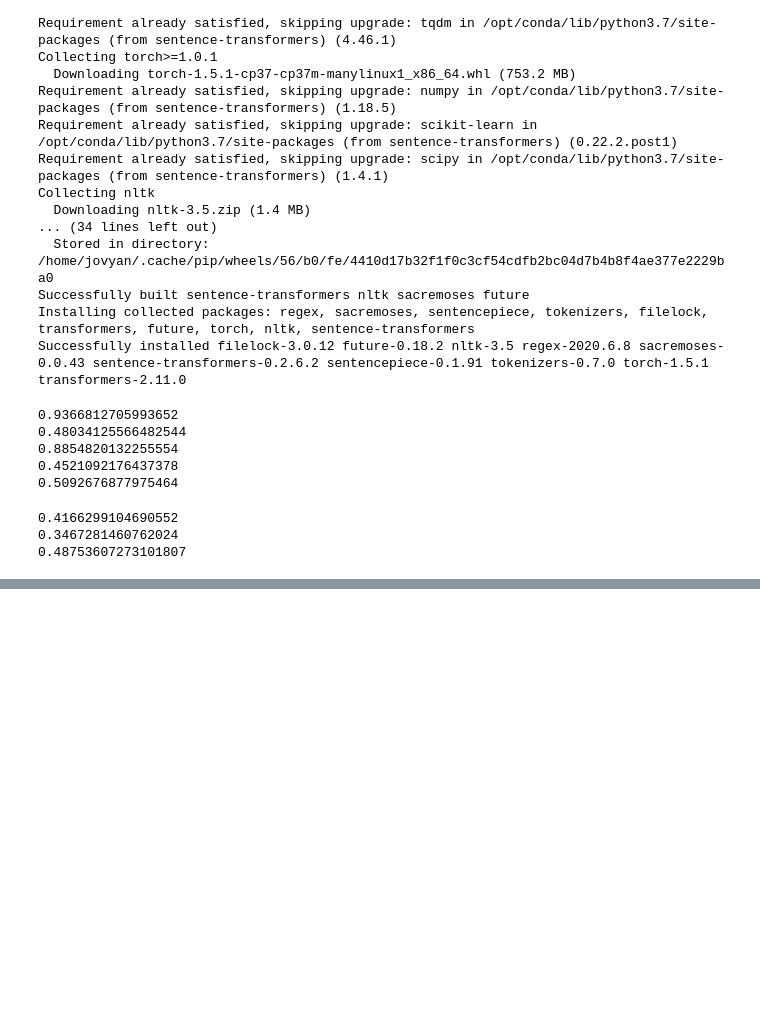
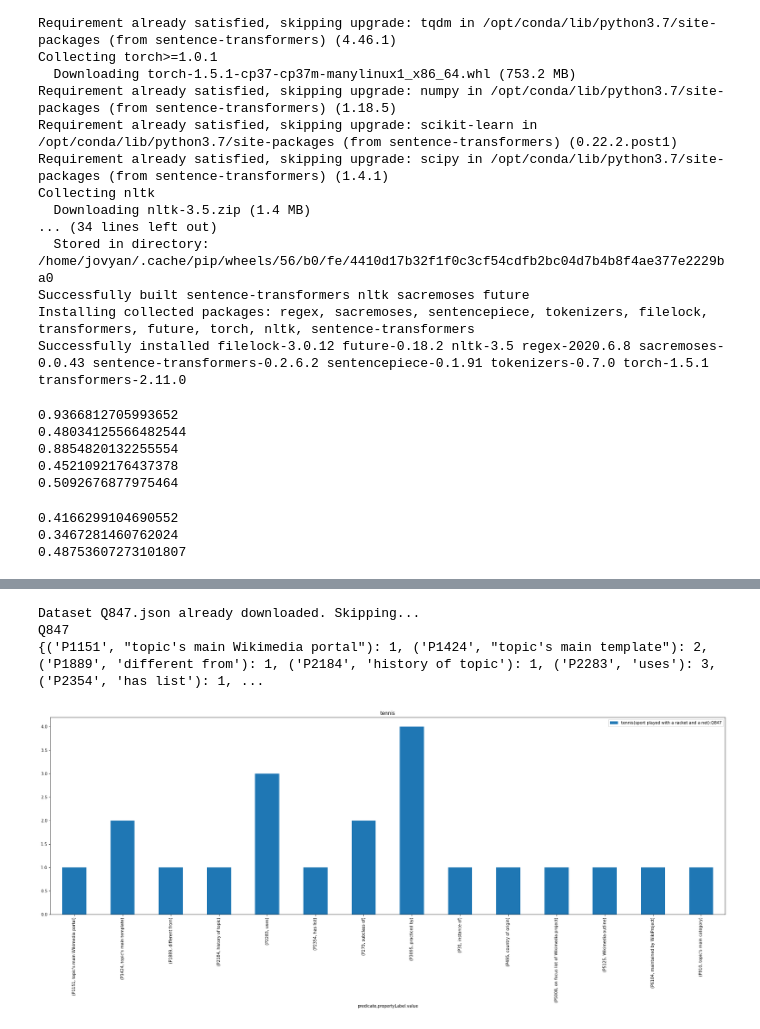
Before and after one commit to erolm-a/colla-framework, a Jupyter notebook: notebooks/WikidataTuples.ipynb, the cells around one changed output, grey strips where cells are left out. Saved outputs shown, nothing was run; the diff lists cells and outputs as text; code cells hidden in the pictures; blank space fills up the shorter version.

```diff
--- a/notebooks/WikidataTuples.ipynb
+++ b/notebooks/WikidataTuples.ipynb
@@ -387,0 +435,13 @@ plot_distribution(family_distribution)
+# %%
+#tennis_entity = find_most_related_entity("tennis", "sport played with a racket and a net")
+#tennis_distribution = get_entities_distribution([tennis_entity])
+#plot_distribution(tennis_distribution, legend=["tennis"])
+
+tennis_entity = Entity("tennis", "sport played with a racket and a net")
+tennis_entity.calculate_distribution()
+tennis_entity.plot()
+# %% [output]
+Dataset Q847.json already downloaded. Skipping...
+Q847
+{('P1151', "topic's main Wikimedia portal"): 1, ('P1424', "topic's main template"): 2, ('P1889', 'different from'): 1, ('P2184', 'history of topic'): 1, ('P2283', 'uses'): 3, ('P2354', 'has list'): 1, ...
+[figure, added]
```
Also changed, not shown: parts of 17 cells of this notebook.
